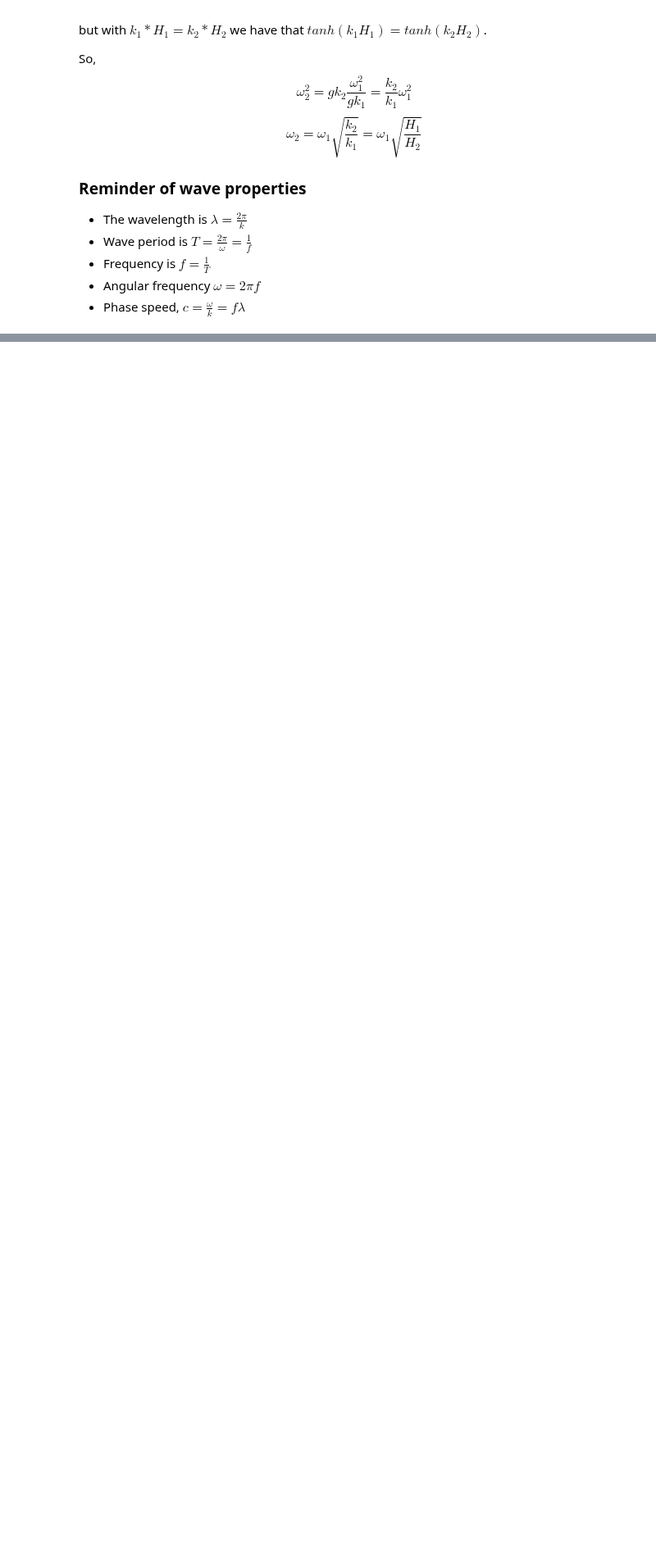
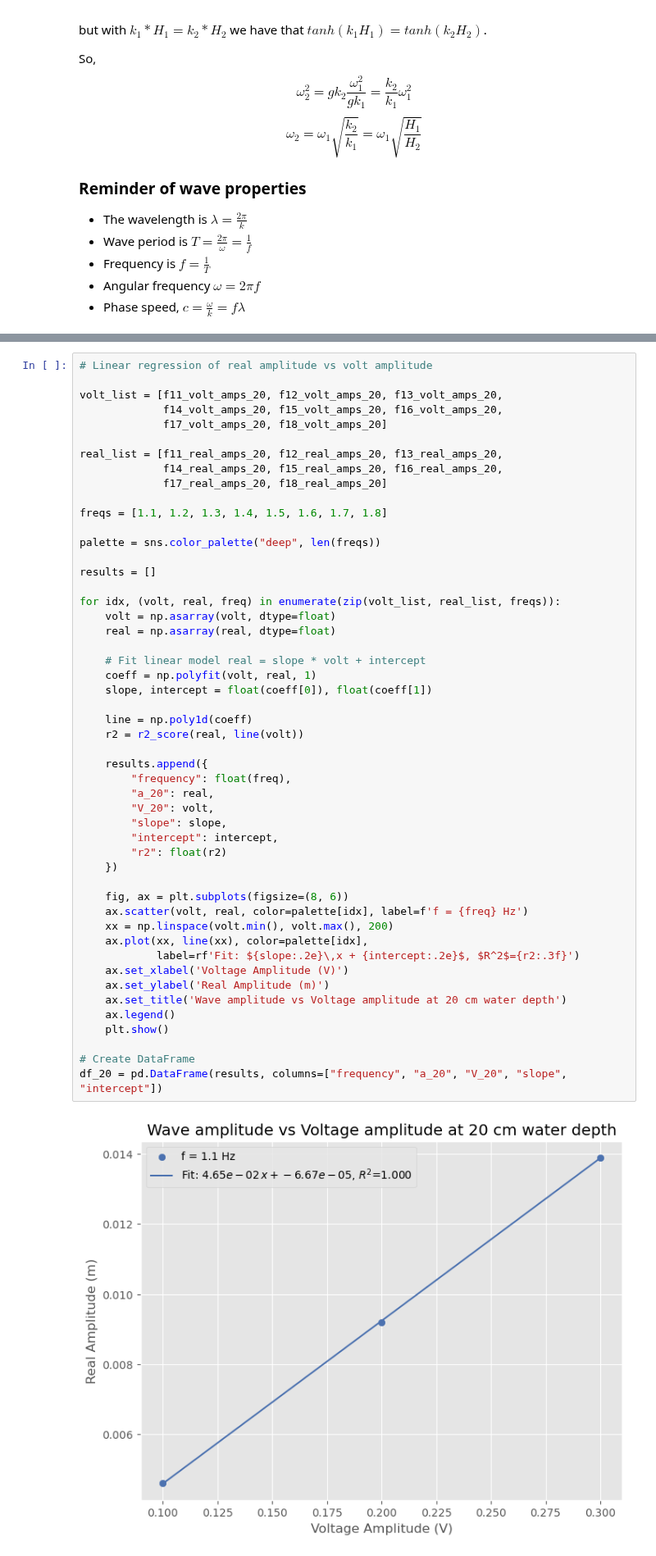
Before and after one commit to kjes4pres/Master_code, a Jupyter notebook: Lab/Results/scaling_from_20_to_30.ipynb, the cells around one changed output, grey strips where cells are left out. Shown at 82% size. Drawn from its saved outputs; the diff is of its cells as text; blank space fills up the shorter version.

```diff
--- a/Lab/Results/scaling_from_20_to_30.ipynb
+++ b/Lab/Results/scaling_from_20_to_30.ipynb
@@ -184,0 +268,52 @@ f18_a03
+# %%
+# Linear regression of real amplitude vs volt amplitude
+
+volt_list = [f11_volt_amps_20, f12_volt_amps_20, f13_volt_amps_20,
+             f14_volt_amps_20, f15_volt_amps_20, f16_volt_amps_20,
+             f17_volt_amps_20, f18_volt_amps_20]
+
+real_list = [f11_real_amps_20, f12_real_amps_20, f13_real_amps_20,
+             f14_real_amps_20, f15_real_amps_20, f16_real_amps_20,
+             f17_real_amps_20, f18_real_amps_20]
+
+freqs = [1.1, 1.2, 1.3, 1.4, 1.5, 1.6, 1.7, 1.8]
+
+palette = sns.color_palette("deep", len(freqs))
+
+results = []
+
+for idx, (volt, real, freq) in enumerate(zip(volt_list, real_list, freqs)):
+    volt = np.asarray(volt, dtype=float)
+    real = np.asarray(real, dtype=float)
+
+    # Fit linear model real = slope * volt + intercept
+    coeff = np.polyfit(volt, real, 1)
+    slope, intercept = float(coeff[0]), float(coeff[1])
+
+    line = np.poly1d(coeff)
+    r2 = r2_score(real, line(volt))
+
+    results.append({
+        "frequency": float(freq),
+        "a_20": real,
+        "V_20": volt,
+        "slope": slope,
+        "intercept": intercept,
+        "r2": float(r2)
+    })
+
+    fig, ax = plt.subplots(figsize=(8, 6))
+    ax.scatter(volt, real, color=palette[idx], label=f'f = {freq} Hz')
+    xx = np.linspace(volt.min(), volt.max(), 200)
+    ax.plot(xx, line(xx), color=palette[idx],
+            label=rf'Fit: ${slope:.2e}\,x + {intercept:.2e}$, $R^2$={r2:.3f}')
+    ax.set_xlabel('Voltage Amplitude (V)')
+    ax.set_ylabel('Real Amplitude (m)')
+    ax.set_title('Wave amplitude vs Voltage amplitude at 20 cm water depth')
+    ax.legend()
+    plt.show()
+
+# Create DataFrame
+df_20 = pd.DataFrame(results, columns=["frequency", "a_20", "V_20", "slope", "intercept"])
+# %% [output]
+[figure, added]
```
Also changed, not shown: parts of 14 cells of this notebook.
